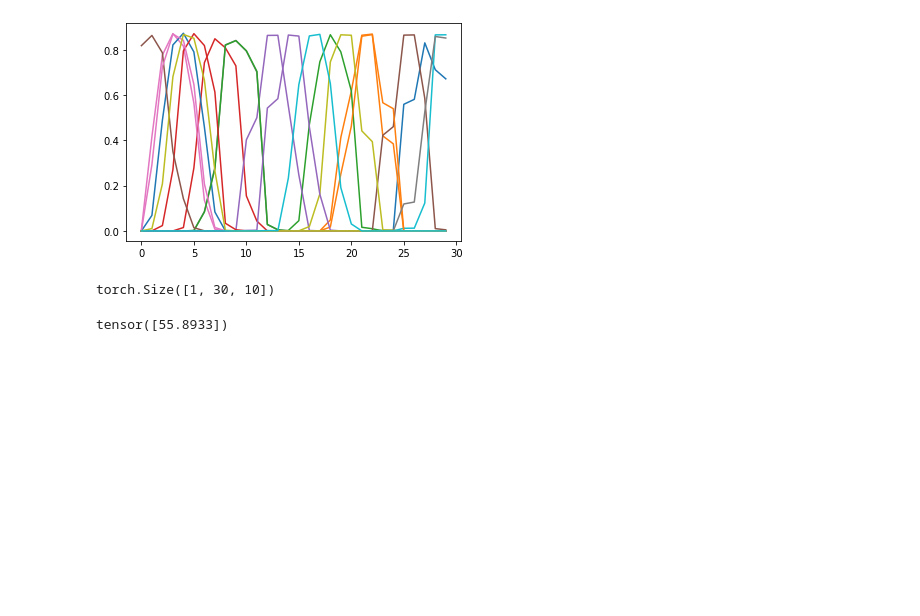
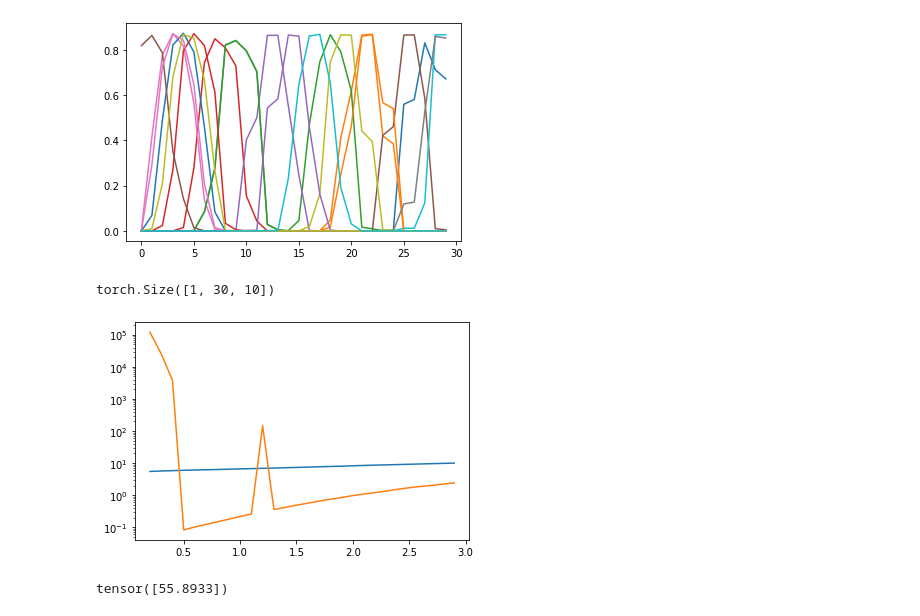
Before and after one commit to simonebmalerba/neural_VAE, a Jupyter notebook: bernoulli_enc.ipynb, the cells around one changed output. Cells and saved outputs as stored; diff of their text form; code cells hidden in the pictures; blank space fills up the shorter version.

```diff
--- a/bernoulli_enc.ipynb
+++ b/bernoulli_enc.ipynb
@@ -134,8 +141,9 @@ torch.Size([1, 30, 10])
 DVec = []
 DtVec = []
 RVec = []
+mseVec = []
 
-for sigmai in np.arange(0.01,0.2,0.01):
+for sigmai in np.arange(0.2,3,0.1):
     enc = BernoulliEncoder(N,x_min-0.2,x_max+0.2)
     enc.log_sigmas = torch.nn.Parameter(torch.log(sigmai*torch.ones(N)[None,:]))
     inv_sigma2 = torch.exp(-2*enc.log_sigmas).transpose(0,1)
@@ -143,12 +151,19 @@ for sigmai in np.arange(0.01,0.2,0.01):
     dec = GaussianDecoder(phi0)
     DVec.append(distortion_gaussian(x_sorted,enc,dec,tau=0.1).item())
     DtVec.append(distortion_ideal(x_sorted,enc,tau=0.1).item())
+    mseVec.append(MSE_montecarlo(x_sorted,enc,dec).item())
     l_r_x = enc(x_sorted)
     #Dkl between two bernoulli distributions
     x_k = x_sorted[random.sample(range(500),K)]
     R =rate_vampBernoulli(x_sorted,enc,x_k)
     #print(R)
     RVec.append(R.item())
+# %%
+plt.plot(np.arange(0.2,3,0.1),DVec+np.log(500))
+plt.plot(np.arange(0.2,3,0.1),mseVec)
+plt.yscale('log')
+# %% [output]
+[figure, added]
 # %%
 r = enc.sample(x_fine,10)
 ix = 800
```
Also changed, not shown: parts of 4 cells of this notebook, 2 other files.
